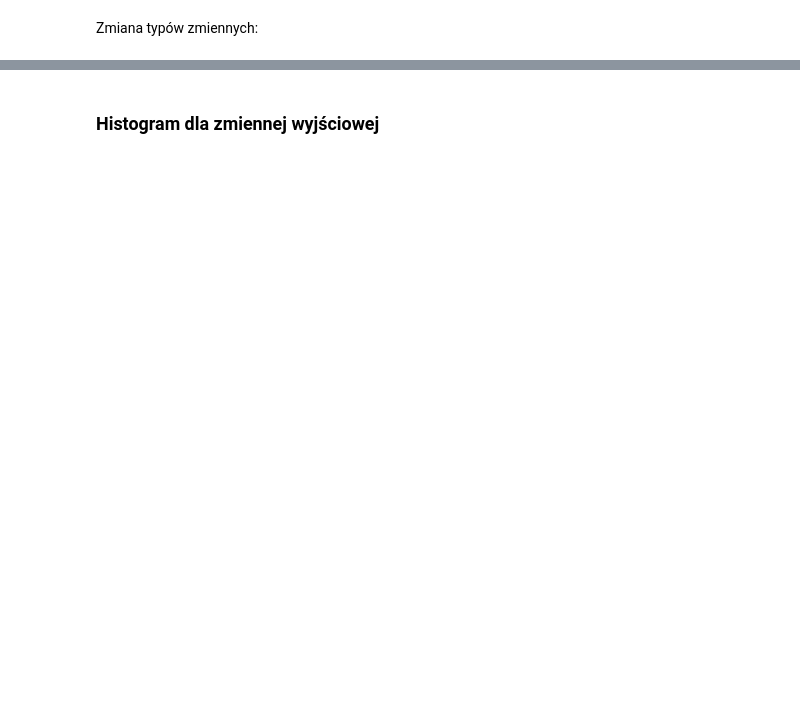
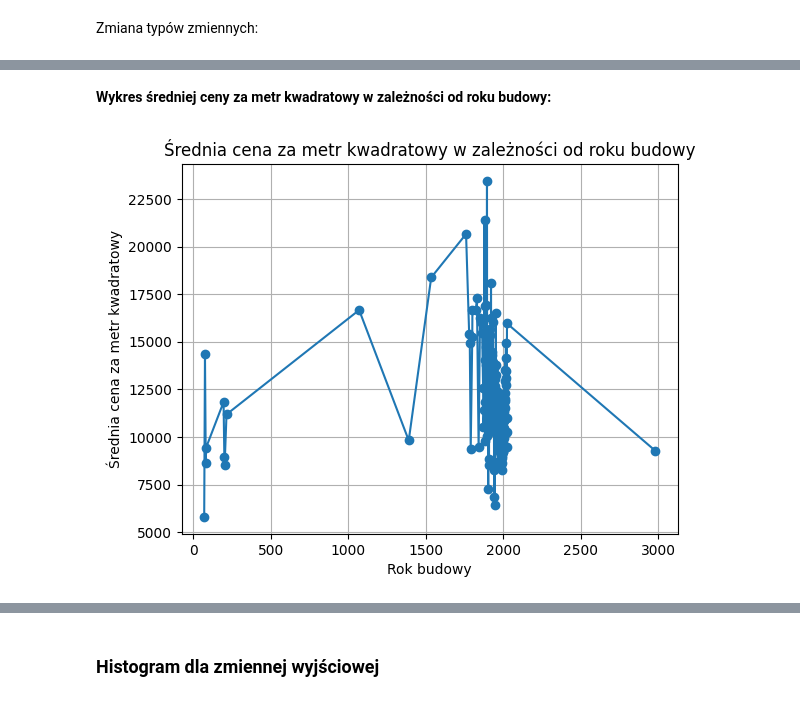
Before and after one commit to karoldziadkowiec/House-Price-Predictor-AI, a Jupyter notebook: House_Price_Predictor_AI.ipynb, the cells around one changed output, grey strips where cells are left out. Cells and saved outputs as stored; diff of their text form; code cells hidden in the pictures; blank space fills up the shorter version.

```diff
--- a/House_Price_Predictor_AI.ipynb
+++ b/House_Price_Predictor_AI.ipynb
@@ -186,0 +248,12 @@ data.describe()
+# %% [markdown]
+**Wykres średniej ceny za metr kwadratowy w zależności od roku budowy:**
+# %%
+avg_price_per_sq_meter = data.groupby('year')['price_per_sq_meter'].mean()
+plt.plot(avg_price_per_sq_meter.index, avg_price_per_sq_meter.values, marker='o', linestyle='-')
+plt.xlabel('Rok budowy')
+plt.ylabel('Średnia cena za metr kwadratowy')
+plt.title('Średnia cena za metr kwadratowy w zależności od roku budowy')
+plt.grid(True)
+plt.show()
+# %% [output]
+[figure, added]
```
Also changed, not shown: parts of 90 cells of this notebook.
